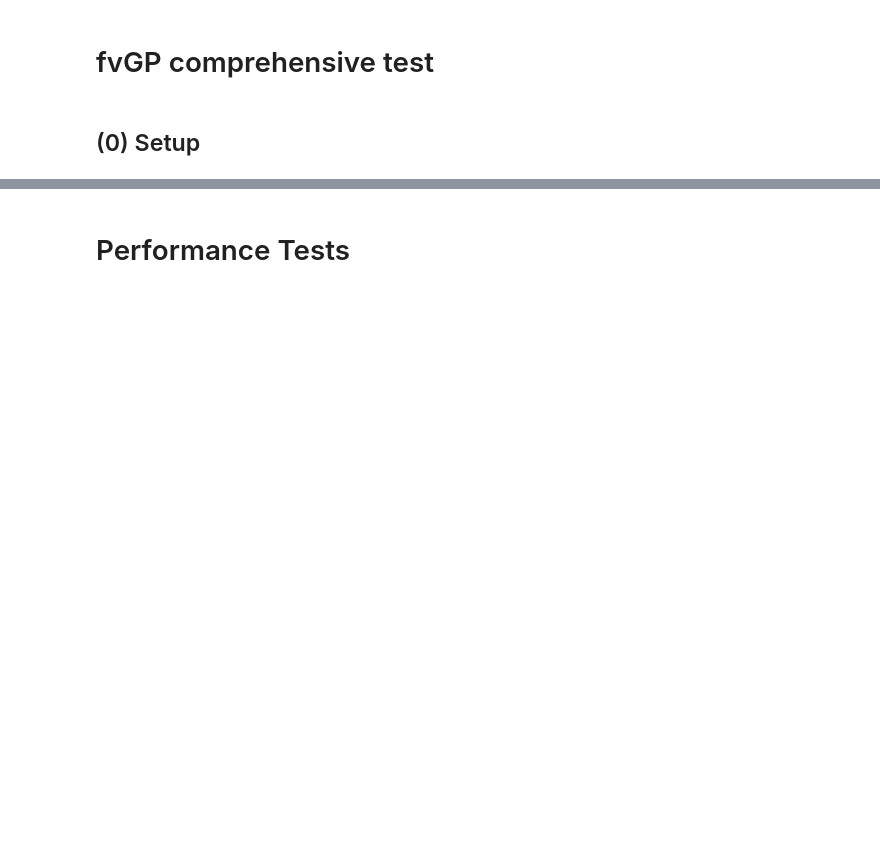
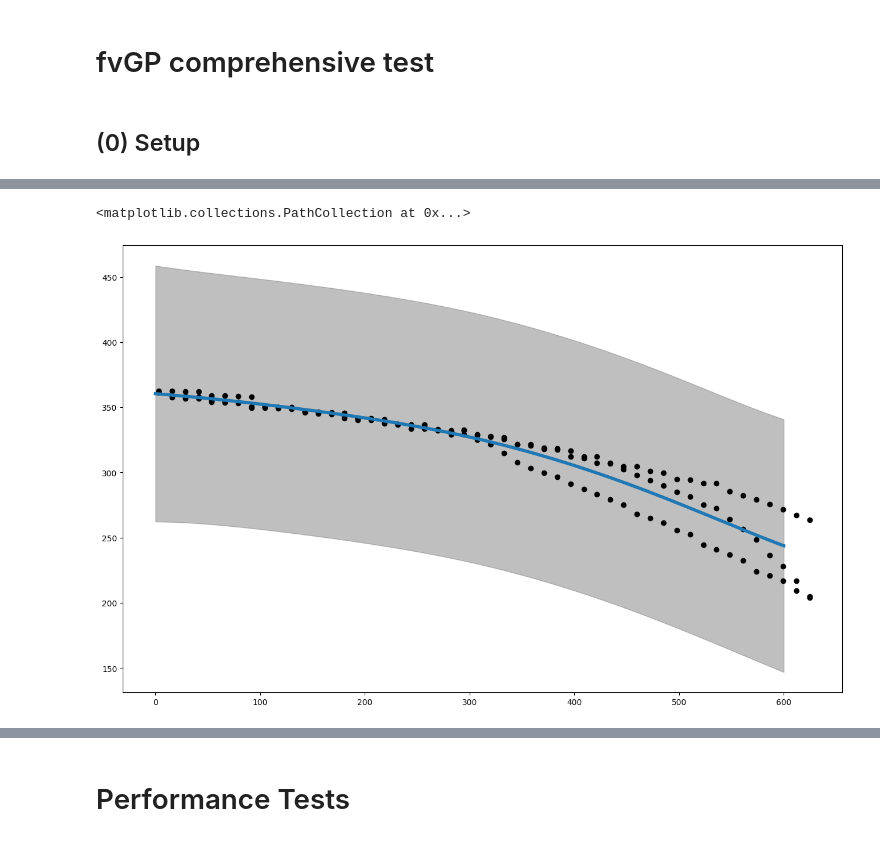
Before and after one commit to lbl-camera/fvGP, a Jupyter notebook: examples/ComprehensiveTest.ipynb, the cells around one changed output, grey strips where cells are left out. Cells and saved outputs as stored; diff of their text form; code cells hidden in the pictures; blank space fills up the shorter version.

```diff
--- a/examples/ComprehensiveTest.ipynb
+++ b/examples/ComprehensiveTest.ipynb
@@ -92,11 +110,11 @@ my_gp1.test_log_likelihood_gradient(my_gp1.hyperparameters)
 # %%
-my_gp1.train(hps_bounds, method='hgdl', max_iter = 5)
+#my_gp1.train(hps_bounds, method='hgdl', max_iter = 5)
 # %%
-opt_obj = my_gp1.train_async(hps_bounds)
+#opt_obj = my_gp1.train_async(hps_bounds)
 # %%
-my_gp1.update_hyperparameters(opt_obj)
-for entry in opt_obj.optima.list:
-    print(entry)
-    print("")
+#my_gp1.update_hyperparameters(opt_obj)
+#for entry in opt_obj.optima.list:
+#    print(entry)
+#    print("")
 
 #my_gp1.entropy(my_gp1.prior_covariance)
@@ -103,15 +125,19 @@ for entry in opt_obj.optima.list:
 # %%
 #let's make a prediction
+x_pred = np.linspace(0,600,1000)
+
 mean1 = my_gp1.posterior_mean(x_pred.reshape(-1,1))["f(x)"]
-var1 =  my_gp1.posterior_covariance(x_pred.reshape(-1,1))["v(x)"]
+var1 =  my_gp1.posterior_covariance(x_pred.reshape(-1,1), variance_only=False, add_noise=True)["v(x)"]
 
 plt.figure(figsize = (16,10))
-plt.plot(x,mean1, label = "posterior mean", linewidth = 4)
-plt.plot(x,f1(x), label = "latent function", linewidth = 4)
-plt.fill_between(x, mean1 - 3. * np.sqrt(var1), mean1 + 3. * np.sqrt(var1), alpha = 0.5, color = "grey", label = "var")
+plt.plot(x_pred,mean1, label = "posterior mean", linewidth = 4)
+#plt.plot(x_pred,f1(x), label = "latent function", linewidth = 4)
+plt.fill_between(x_pred, mean1 - 3. * np.sqrt(var1), mean1 + 3. * np.sqrt(var1), alpha = 0.5, color = "grey", label = "var")
 #plt.plot(x, (f(x)-mean1)**2)
 plt.scatter(x_data,y_data, color = 'black')
 #plt.legend(fontsize = 20)
-plt.xticks([])
-plt.yticks([])
-print("error: ", np.sum(f1(x)-mean1)**2 / len(mean1))
+
+#print("error: ", np.sum(f1(x)-mean1)**2 / len(mean1))
+# %% [output]
+<matplotlib.collections.PathCollection at 0x...>
+[figure, added]
```
Also changed, not shown: parts of 20 cells of this notebook, 7 other files.
